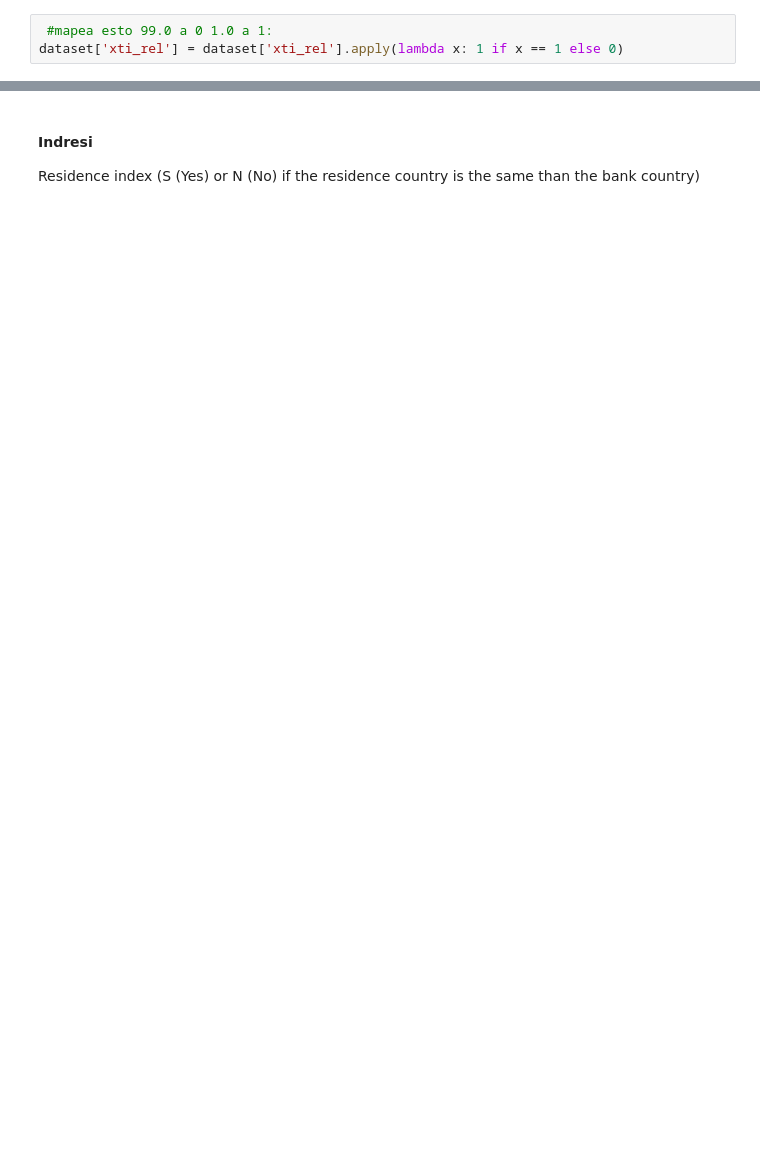
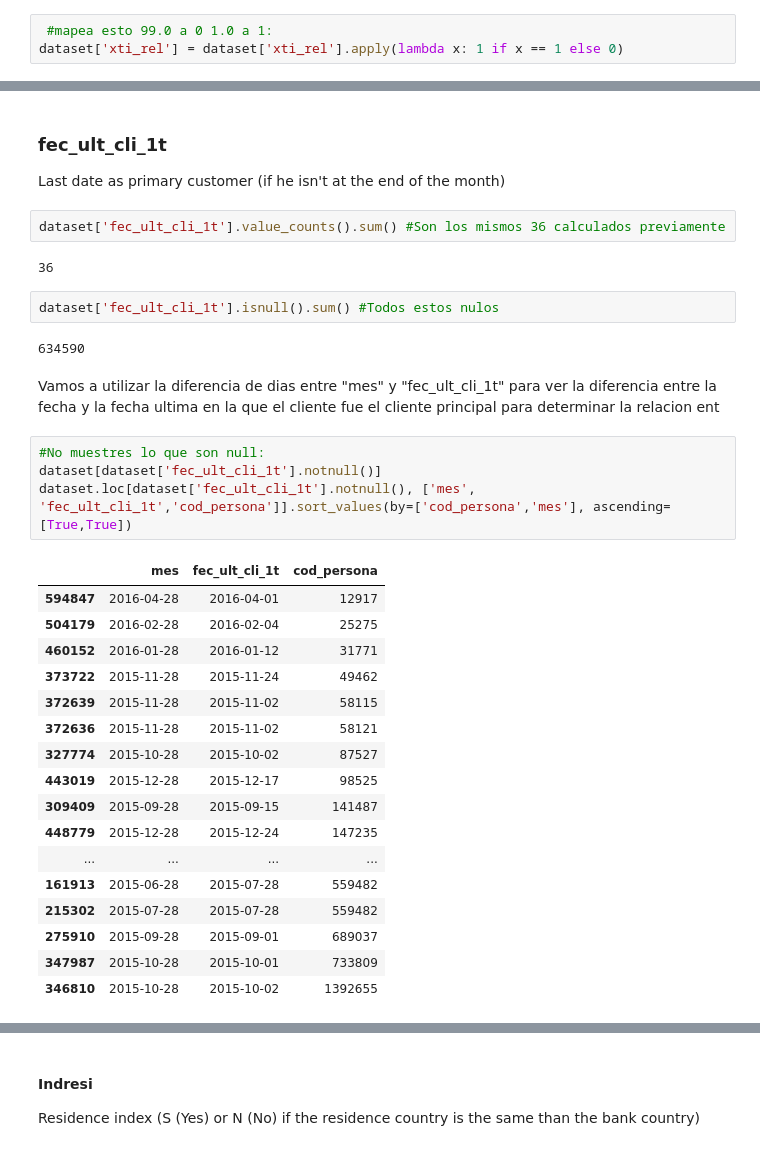
Before and after one commit to pepelopelope/Banking-Product-Recommendations-ML-Project, a Jupyter notebook: Codigo.ipynb, the cells around one changed output, grey strips where cells are left out. Saved outputs shown, nothing was run; the diff lists cells and outputs as text; blank space fills up the shorter version.

Commit message:
Ultimas_Variables

```diff
--- a/Codigo.ipynb
+++ b/Codigo.ipynb
@@ -459,0 +543,35 @@ plt.show()
+# %% [markdown]
+### fec_ult_cli_1t
+Last	date	as	primary	customer	(if	he	isn't	at	the	end	of	the	month)
+# %%
+dataset['fec_ult_cli_1t'].value_counts().sum() #Son los mismos 36 calculados previamente
+# %% [output]
+36
+# %%
+dataset['fec_ult_cli_1t'].isnull().sum() #Todos estos nulos
+# %% [output]
+634590
+# %% [markdown]
+Vamos a utilizar la diferencia de dias entre "mes" y "fec_ult_cli_1t" para ver la diferencia entre la fecha y la fecha ultima en la que el cliente fue el cliente principal para determinar la relacion ent
+# %%
+#No muestres lo que son null:
+dataset[dataset['fec_ult_cli_1t'].notnull()]
+dataset.loc[dataset['fec_ult_cli_1t'].notnull(), ['mes', 'fec_ult_cli_1t','cod_persona']].sort_values(by=['cod_persona','mes'], ascending=[True,True])
+# %% [output]
+|  | mes | fec_ult_cli_1t | cod_persona |
+| 594847 | 2016-04-28 | 2016-04-01 | 12917 |
+| 504179 | 2016-02-28 | 2016-02-04 | 25275 |
+| 460152 | 2016-01-28 | 2016-01-12 | 31771 |
+| 373722 | 2015-11-28 | 2015-11-24 | 49462 |
+| 372639 | 2015-11-28 | 2015-11-02 | 58115 |
+| 372636 | 2015-11-28 | 2015-11-02 | 58121 |
+| 327774 | 2015-10-28 | 2015-10-02 | 87527 |
+| 443019 | 2015-12-28 | 2015-12-17 | 98525 |
+| 309409 | 2015-09-28 | 2015-09-15 | 141487 |
+| 448779 | 2015-12-28 | 2015-12-24 | 147235 |
+| ... | ... | ... | ... |
+| 161913 | 2015-06-28 | 2015-07-28 | 559482 |
+| 215302 | 2015-07-28 | 2015-07-28 | 559482 |
+| 275910 | 2015-09-28 | 2015-09-01 | 689037 |
+| 347987 | 2015-10-28 | 2015-10-01 | 733809 |
+| 346810 | 2015-10-28 | 2015-10-02 | 1392655 |
```
Also changed, not shown: parts of 60 cells of this notebook.
